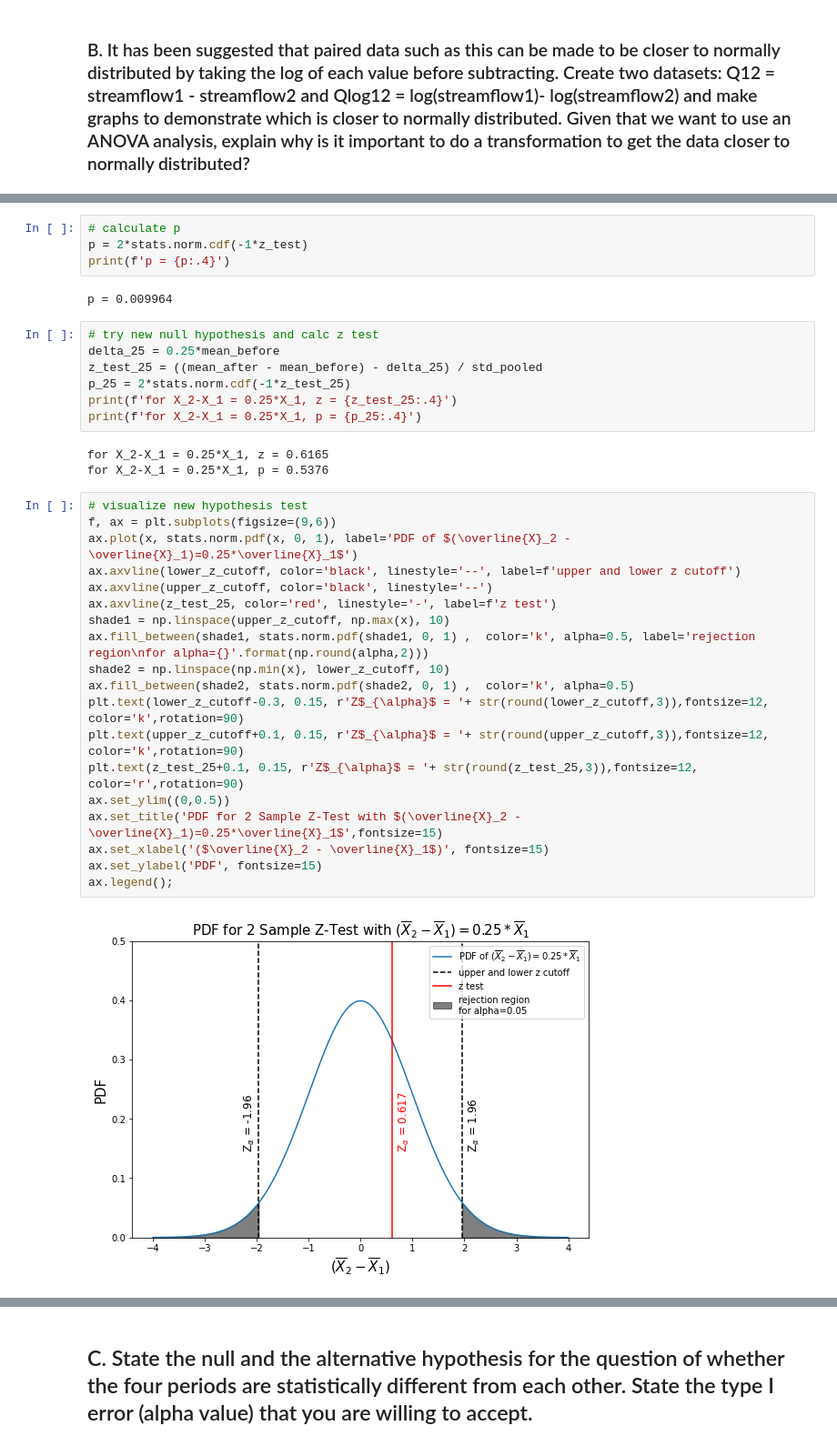
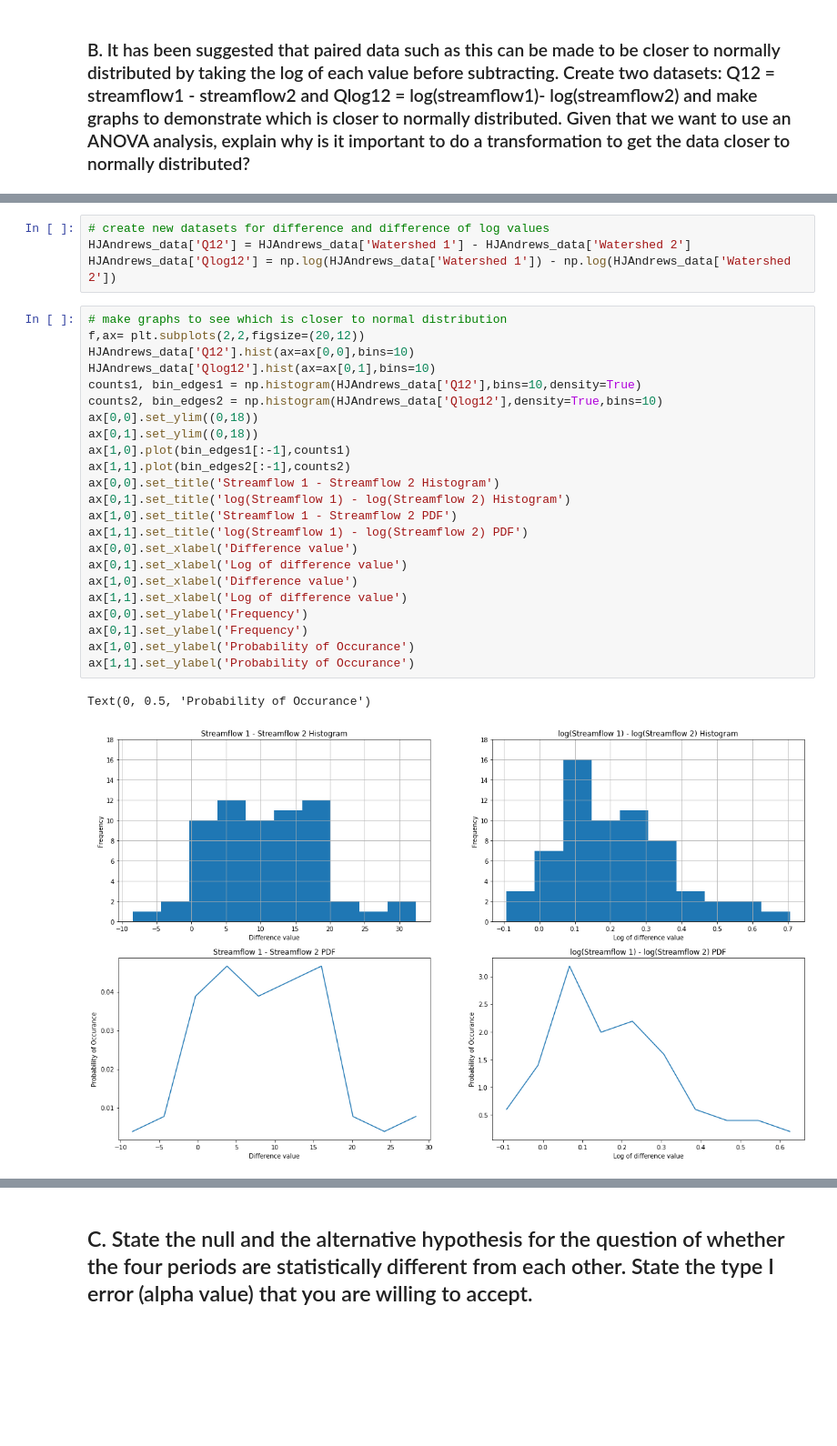
Before and after one commit to egagli/cewa565, a Jupyter notebook: homework/3/hw3.ipynb, the cells around one changed output, grey strips where cells are left out. Shown at 91% size. Cells and saved outputs as stored; diff of their text form; blank space fills up the shorter version.

```diff
--- a/homework/3/hw3.ipynb
+++ b/homework/3/hw3.ipynb
@@ -163,37 +99,30 @@ ax.legend();
-# %%
-# calculate p
-p = 2*stats.norm.cdf(-1*z_test)
-print(f'p = {p:.4}')
-# %% [output]
-p = 0.009964
-# %%
-# try new null hypothesis and calc z test
-delta_25 = 0.25*mean_before
-z_test_25 = ((mean_after - mean_before) - delta_25) / std_pooled
-p_25 = 2*stats.norm.cdf(-1*z_test_25)
-print(f'for X_2-X_1 = 0.25*X_1, z = {z_test_25:.4}')
-print(f'for X_2-X_1 = 0.25*X_1, p = {p_25:.4}')
-# %% [output]
-for X_2-X_1 = 0.25*X_1, z = 0.6165
-for X_2-X_1 = 0.25*X_1, p = 0.5376
-# %%
-# visualize new hypothesis test
-f, ax = plt.subplots(figsize=(9,6))
-ax.plot(x, stats.norm.pdf(x, 0, 1), label='PDF of $(\overline{X}_2 - \overline{X}_1)=0.25*\overline{X}_1$')
-ax.axvline(lower_z_cutoff, color='black', linestyle='--', label=f'upper and lower z cutoff')
-ax.axvline(upper_z_cutoff, color='black', linestyle='--')
-ax.axvline(z_test_25, color='red', linestyle='-', label=f'z test')
-shade1 = np.linspace(upper_z_cutoff, np.max(x), 10)
-ax.fill_between(shade1, stats.norm.pdf(shade1, 0, 1) ,  color='k', alpha=0.5, label='rejection region\nfor alpha={}'.format(np.round(alpha,2)))
-shade2 = np.linspace(np.min(x), lower_z_cutoff, 10)
-ax.fill_between(shade2, stats.norm.pdf(shade2, 0, 1) ,  color='k', alpha=0.5)
-plt.text(lower_z_cutoff-0.3, 0.15, r'Z$_{\alpha}$ = '+ str(round(lower_z_cutoff,3)),fontsize=12, color='k',rotation=90)
-plt.text(upper_z_cutoff+0.1, 0.15, r'Z$_{\alpha}$ = '+ str(round(upper_z_cutoff,3)),fontsize=12, color='k',rotation=90)
-plt.text(z_test_25+0.1, 0.15, r'Z$_{\alpha}$ = '+ str(round(z_test_25,3)),fontsize=12, color='r',rotation=90)
-ax.set_ylim((0,0.5))
-ax.set_title('PDF for 2 Sample Z-Test with $(\overline{X}_2 - \overline{X}_1)=0.25*\overline{X}_1$',fontsize=15)
-ax.set_xlabel('($\overline{X}_2 - \overline{X}_1$)', fontsize=15)
-ax.set_ylabel('PDF', fontsize=15)
-ax.legend();
-# %% [output]
-[figure, removed]
+# %%
+# create new datasets for difference and difference of log values
+HJAndrews_data['Q12'] = HJAndrews_data['Watershed 1'] - HJAndrews_data['Watershed 2']
+HJAndrews_data['Qlog12'] = np.log(HJAndrews_data['Watershed 1']) - np.log(HJAndrews_data['Watershed 2'])
+# %%
+# make graphs to see which is closer to normal distribution
+f,ax= plt.subplots(2,2,figsize=(20,12))
+HJAndrews_data['Q12'].hist(ax=ax[0,0],bins=10)
+HJAndrews_data['Qlog12'].hist(ax=ax[0,1],bins=10)
+counts1, bin_edges1 = np.histogram(HJAndrews_data['Q12'],bins=10,density=True)
+counts2, bin_edges2 = np.histogram(HJAndrews_data['Qlog12'],density=True,bins=10)
+ax[0,0].set_ylim((0,18))
+ax[0,1].set_ylim((0,18))
+ax[1,0].plot(bin_edges1[:-1],counts1)
+ax[1,1].plot(bin_edges2[:-1],counts2)
+ax[0,0].set_title('Streamflow 1 - Streamflow 2 Histogram')
+ax[0,1].set_title('log(Streamflow 1) - log(Streamflow 2) Histogram')
+ax[1,0].set_title('Streamflow 1 - Streamflow 2 PDF')
+ax[1,1].set_title('log(Streamflow 1) - log(Streamflow 2) PDF')
+ax[0,0].set_xlabel('Difference value')
+ax[0,1].set_xlabel('Log of difference value')
+ax[1,0].set_xlabel('Difference value')
+ax[1,1].set_xlabel('Log of difference value')
+ax[0,0].set_ylabel('Frequency')
+ax[0,1].set_ylabel('Frequency')
+ax[1,0].set_ylabel('Probability of Occurance')
+ax[1,1].set_ylabel('Probability of Occurance')
+# %% [output]
+Text(0, 0.5, 'Probability of Occurance')
+[figure, added]
```
Also changed, not shown: parts of 47 cells of this notebook, 1 other file.
